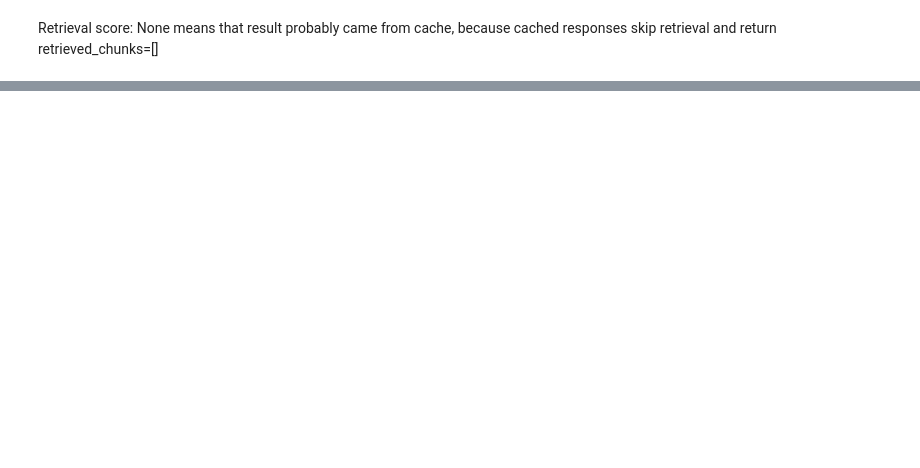
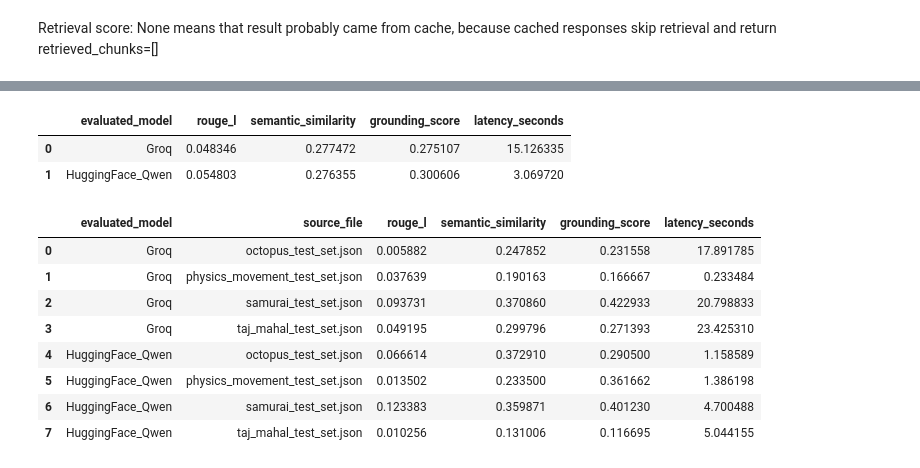
Before and after one commit to MariaEskaros/NLP-project, a Jupyter notebook: notebooks/MS3_RAG.ipynb, the cells around one changed output, grey strips where cells are left out. Drawn from its saved outputs; the diff is of its cells as text; code cells hidden in the pictures; blank space fills up the shorter version.

Commit message:
evaluation metrics added

```diff
--- a/notebooks/MS3_RAG.ipynb
+++ b/notebooks/MS3_RAG.ipynb
@@ -848,0 +948,12 @@ print("Retrieval score:", result.get("retrieval_score"))
+# %%
+from pathlib import Path
+import pandas as pd
+
+from evaluation import load_test_sets, run_rag_evaluation
+
+TEST_DIR = PROJECT_ROOT / "data" / "QA test"
+
+test_items = load_test_sets(TEST_DIR)
+
+print("Total loaded:", len(test_items))
+print(test_items[0])
@@ -848,0 +963,18 @@ print("Retrieval score:", result.get("retrieval_score"))
+# %%
+from llm_client_groq import GroqLLM
+from llm_client_openai import OpenAILLM
+from llm_client_hf import HuggingFaceLLM
+
+models = {
+    "Groq": GroqLLM(
+        model_name="llama-3.1-8b-instant"
+    ),
+
+    # "OpenAI": OpenAILLM(
+    #     model_name="gpt-3.5-turbo"
+    # ),
+
+    "HuggingFace_Qwen": HuggingFaceLLM(
+        model_name="Qwen/Qwen2.5-7B-Instruct"
+    )
+}
@@ -848,0 +1023,4 @@ print("Retrieval score:", result.get("retrieval_score"))
+# %%
+df_eval = pd.DataFrame(all_results)
+
+df_eval.head()
@@ -848,0 +1034,34 @@ print("Retrieval score:", result.get("retrieval_score"))
+# %%
+model_summary = df_eval.groupby("evaluated_model").agg({
+    "rouge_l": "mean",
+    "semantic_similarity": "mean",
+    "grounding_score": "mean",
+    "latency_seconds": "mean"
+}).reset_index()
+
+model_summary
+# %% [output]
+|  | evaluated_model | rouge_l | semantic_similarity | grounding_score | latency_seconds |
+| 0 | Groq | 0.048346 | 0.277472 | 0.275107 | 15.126335 |
+| 1 | HuggingFace_Qwen | 0.054803 | 0.276355 | 0.300606 | 3.069720 |
+# %%
+file_summary = df_eval.groupby(
+    ["evaluated_model", "source_file"]
+).agg({
+    "rouge_l": "mean",
+    "semantic_similarity": "mean",
+    "grounding_score": "mean",
+    "latency_seconds": "mean"
+}).reset_index()
+
+file_summary
+# %% [output]
+|  | evaluated_model | source_file | rouge_l | semantic_similarity | grounding_score | latency_seconds |
+| 0 | Groq | octopus_test_set.json | 0.005882 | 0.247852 | 0.231558 | 17.891785 |
+| 1 | Groq | physics_movement_test_set.json | 0.037639 | 0.190163 | 0.166667 | 0.233484 |
+| 2 | Groq | samurai_test_set.json | 0.093731 | 0.370860 | 0.422933 | 20.798833 |
+| 3 | Groq | taj_mahal_test_set.json | 0.049195 | 0.299796 | 0.271393 | 23.425310 |
+| 4 | HuggingFace_Qwen | octopus_test_set.json | 0.066614 | 0.372910 | 0.290500 | 1.158589 |
+| 5 | HuggingFace_Qwen | physics_movement_test_set.json | 0.013502 | 0.233500 | 0.361662 | 1.386198 |
+| 6 | HuggingFace_Qwen | samurai_test_set.json | 0.123383 | 0.359871 | 0.401230 | 4.700488 |
+| 7 | HuggingFace_Qwen | taj_mahal_test_set.json | 0.010256 | 0.131006 | 0.116695 | 5.044155 |
```
Also changed, not shown: parts of 27 cells of this notebook, 5 other files.
